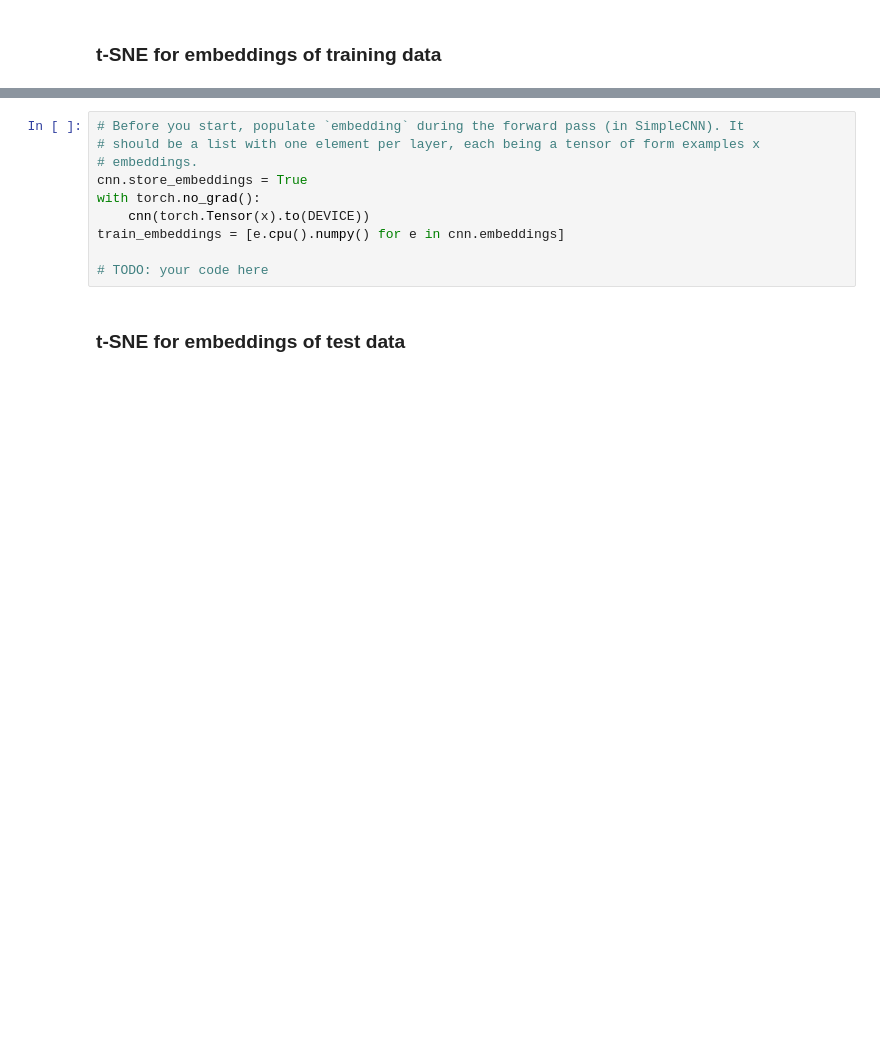
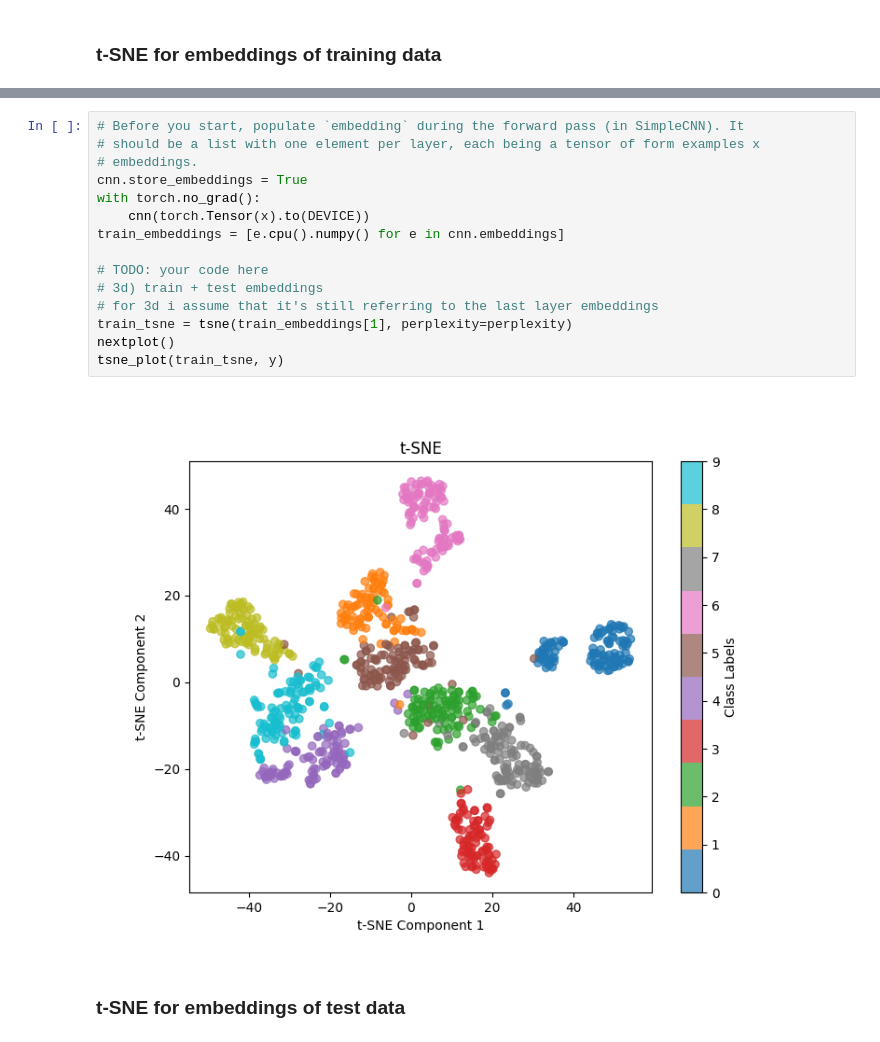
Before and after one commit to sinandraide/DL_a02, a Jupyter notebook: solutions/a02_3.ipynb, the cells around one changed output, grey strips where cells are left out. Saved outputs shown, nothing was run; the diff lists cells and outputs as text; blank space fills up the shorter version.

```diff
--- a/solutions/a02_3.ipynb
+++ b/solutions/a02_3.ipynb
@@ -38,13 +52,20 @@ _ = train_model(data, cnn)
 # %%
 # Before you start, populate `embedding` during the forward pass (in SimpleCNN). It
 # should be a list with one element per layer, each being a tensor of form examples x
 # embeddings.
 cnn.store_embeddings = True
 with torch.no_grad():
     cnn(torch.Tensor(x).to(DEVICE))
 train_embeddings = [e.cpu().numpy() for e in cnn.embeddings]
 
 # TODO: your code here
+# 3d) train + test embeddings
+# for 3d i assume that it's still referring to the last layer embeddings
+train_tsne = tsne(train_embeddings[1], perplexity=perplexity)
+nextplot()
+tsne_plot(train_tsne, y)
+# %% [output]
+[figure, added]
 # %% [markdown]
 ### t-SNE for embeddings of test data
 # %%
```
Also changed, not shown: parts of 6 cells of this notebook, 5 other files.
